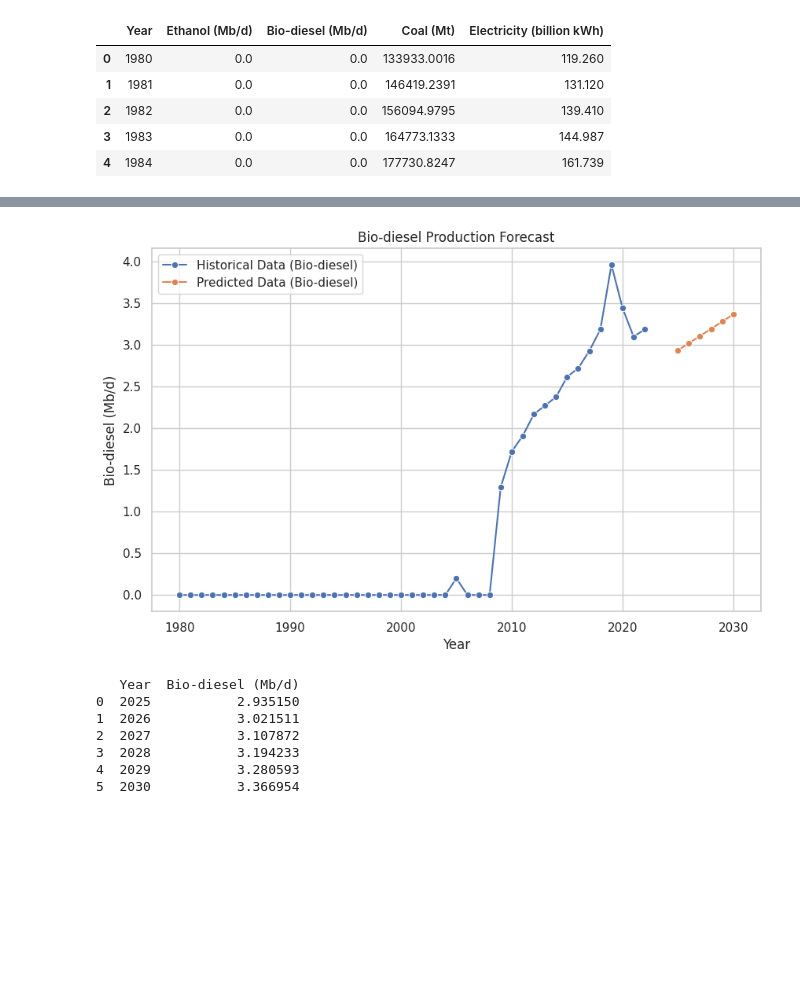
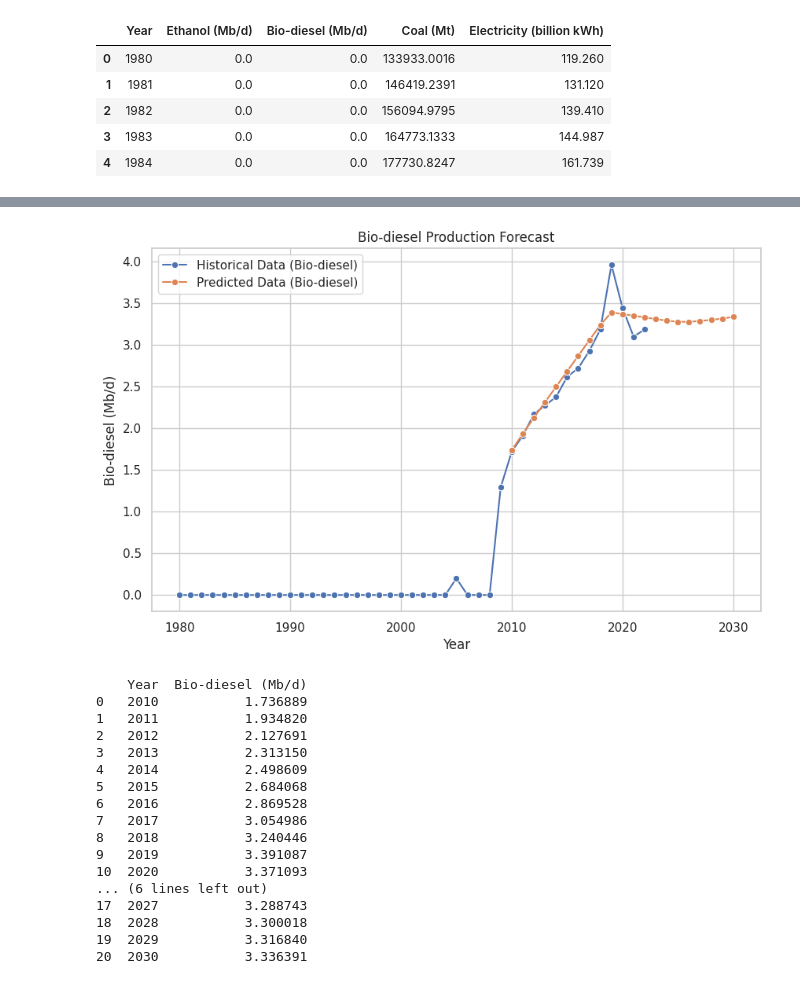
Before and after one commit to DevBehindYou/IndiaEnergyPredict, a Jupyter notebook: IFP.ipynb, the cells around one changed output, grey strips where cells are left out. Drawn from its saved outputs; the diff is of its cells as text; code cells hidden in the pictures; blank space fills up the shorter version.

```diff
--- a/IFP.ipynb
+++ b/IFP.ipynb
@@ -6,5 +12,5 @@ import seaborn as sns
 # %%
-df = pd.read_csv("/content/india biofuel production data.csv")
+df = pd.read_csv("/content/IEPD.csv")
 df.head()
 # %% [output]
 |  | Year | Fuel ethanol (Mb/d) | Biomass-based diesel (Mb/d) | Coal (Mst) | Coal (Mt) | Generation (billion kWh) |
@@ -145,22 +182,31 @@ print(future_years)
 # %%
-from sklearn.linear_model import LinearRegression
-from sklearn.preprocessing import PolynomialFeatures
+# Prepare the data for training
+X = df[['Year']].values
+y = df['Bio-diesel (Mb/d)'].values
 
-# Prepare the data for regression
-X = df[['Year']]
-y = df['Bio-diesel (Mb/d)']
+# Scale the features
+scaler = StandardScaler()
+X_scaled = scaler.fit_transform(X)
 
-# Create a linear regression model
-model = LinearRegression()
+# Build the neural network model
+model = tf.keras.Sequential([
+    tf.keras.layers.Dense(128, activation='relu', input_shape=[1]),
+    tf.keras.layers.Dense(128, activation='relu'),
+    tf.keras.layers.Dense(1)
+])
 
-# Fit the model
-model.fit(X, y)
+# Compile the model
+model.compile(optimizer='adam', loss='mse')
+
+# Train the model
+model.fit(X_scaled, y, epochs=2000, verbose=0)
 
 # Create future years data for prediction (up to 2030)
-future_years = pd.DataFrame({'Year': np.arange(2025, 2031)})
+future_years = pd.DataFrame({'Year': np.arange(2010, 2031)})
+X_future_scaled = scaler.transform(future_years)
 
 # Predict future values
-predictions = model.predict(future_years)
+predictions = model.predict(X_future_scaled).flatten()
 
 # Combine historical and predicted data for plotting
 future_years['Bio-diesel (Mb/d)'] = predictions
@@ -190,9 +237,19 @@ print(future_years)
-[figure, old version]
+[figure, new version]
-   Year  Bio-diesel (Mb/d)
-0  2025           2.935150
-1  2026           3.021511
-2  2027           3.107872
-3  2028           3.194233
-4  2029           3.280593
-5  2030           3.366954
+    Year  Bio-diesel (Mb/d)
+0   2010           1.736889
+1   2011           1.934820
+2   2012           2.127691
+3   2013           2.313150
+4   2014           2.498609
+5   2015           2.684068
+6   2016           2.869528
+7   2017           3.054986
+8   2018           3.240446
+9   2019           3.391087
+10  2020           3.371093
+... (6 lines left out)
+17  2027           3.288743
+18  2028           3.300018
+19  2029           3.316840
+20  2030           3.336391
 # %%
```
Also changed, not shown: parts of 16 cells of this notebook.
